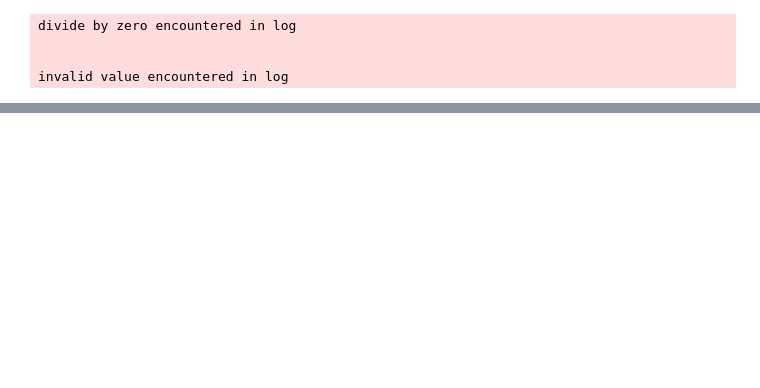
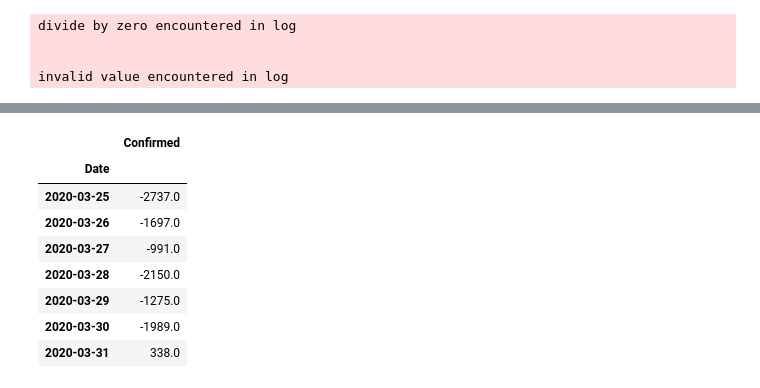
Before and after one commit to ishaandey/covid-19, a Jupyter notebook: covid_viz.ipynb, the cells around one changed output, grey strips where cells are left out. Drawn from its saved outputs; the diff is of its cells as text; code cells hidden in the pictures; blank space fills up the shorter version.

```diff
--- a/covid_viz.ipynb
+++ b/covid_viz.ipynb
@@ -65,0 +84,13 @@ df_state[df_state.State=='New York'].tail()
+# %%
+# NYT counts have recently been higher than the daily reports from Hopkins
+pd.DataFrame(df_country[df_country.Country=='US'].groupby('Date').sum().Confirmed - df_state.groupby('Date').sum().Confirmed).tail(7)
+# %% [output]
+|  | Confirmed |
+| Date |  |
+| 2020-03-25 | -2737.0 |
+| 2020-03-26 | -1697.0 |
+| 2020-03-27 | -991.0 |
+| 2020-03-28 | -2150.0 |
+| 2020-03-29 | -1275.0 |
+| 2020-03-30 | -1989.0 |
+| 2020-03-31 | 338.0 |
```
Also changed, not shown: parts of 11 cells of this notebook, 2 other files.
